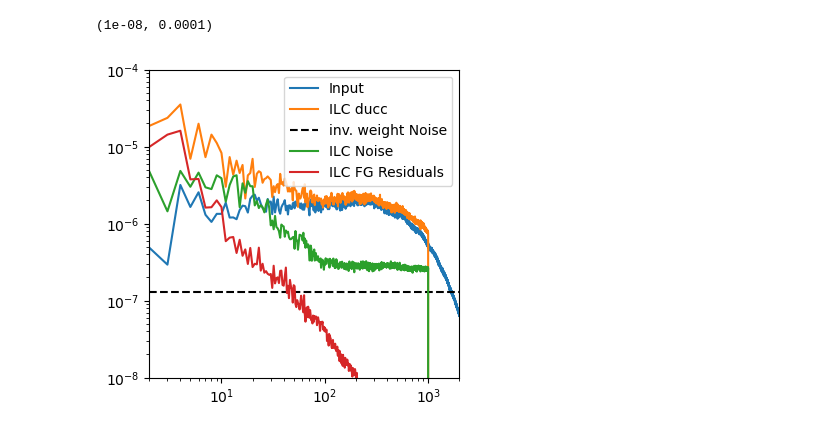
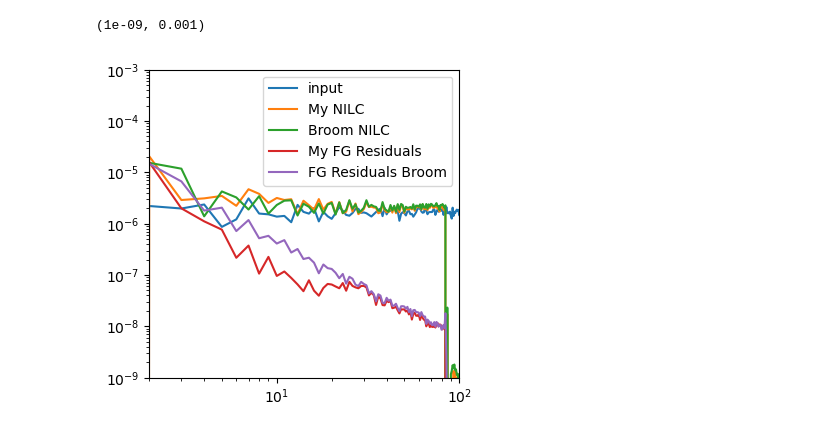
Before and after one commit to antolonappan/PyNILC, a Jupyter notebook: examples/nilc_masked.ipynb, the cells around one changed output. Drawn from its saved outputs; the diff is of its cells as text; code cells hidden in the pictures.

```diff
--- a/examples/nilc_masked.ipynb
+++ b/examples/nilc_masked.ipynb
@@ -142,0 +180,2 @@ Computing temperature alms
+# %%
+outputs_nilc_noleak = component_separation(config, data, nsim = 0)
@@ -142,0 +190,23 @@ Computing temperature alms
+# %%
+mask_f = nmt.NmtField(maskc, [maskc, maskc], purify_b=True)
+workspace = nmt.NmtWorkspace()
+binInfo  = nmt.NmtBin.from_nside_linear(nside, 3)
+workspace.compute_coupling_matrix(mask_f, mask_f, binInfo)
+def compute_master(f_a,f_b):
+    cl_coupled   = nmt.compute_coupled_cell(f_a, f_b)
+    cl_decoupled = workspace.decouple_cell(cl_coupled)
+    return cl_decoupled
+# %%
+clean_f = nmt.NmtField(maskc, clean_QU, purify_b=True)
+fg_res_f = nmt.NmtField(maskc, fg_res_QU, purify_b=True)
+noise_f = nmt.NmtField(maskc, noise_QU, purify_b=True)
+cl_clean = compute_master(clean_f, clean_f)
+cl_fg_res = compute_master(fg_res_f, fg_res_f)
+cl_noise = compute_master(noise_f, noise_f)
+# %%
+clean_broom = nmt.NmtField(maskc, outputs_nilc_noleak.total[0], purify_b=True)
+fg_broom = nmt.NmtField(maskc, outputs_nilc_noleak.fgds[0], purify_b=True)
+noise_broom = nmt.NmtField(maskc, outputs_nilc_noleak.noise[0], purify_b=True)
+cl_clean_broom = compute_master(clean_broom, clean_broom)
+cl_fg_broom = compute_master(fg_broom, fg_broom)
+cl_noise_broom = compute_master(noise_broom, noise_broom)
@@ -143,14 +226,13 @@ Computing temperature alms
 # %%
-plt.figure(figsize=(4,4))
-plt.loglog(hp.anafast(Bmap), label='Input')
-plt.loglog(cl/np.mean(mask), label='ILC ducc')
-plt.axhline(arc2cl(noise(nlev_p)), color='k', ls='--', label='inv. weight Noise')
-plt.loglog(hp.anafast(ilc_noise), label='ILC Noise')
-plt.loglog(hp.anafast(fg_res), label='ILC FG Residuals')
-plt.loglog()
+plt.figure(figsize=(4, 4))
+plt.loglog(cl_b_out, label='input')
+plt.loglog(cl_clean[3], label='My NILC')
+plt.loglog(cl_clean_broom[3], label='Broom NILC')
+plt.loglog(cl_fg_res[3], label='My FG Residuals')
+plt.loglog(cl_fg_broom[3], label='FG Residuals Broom')
 plt.legend()
-plt.xlim(2, 2000)
-plt.ylim(1e-8, 1e-4)
+plt.xlim(2, 100)
+plt.ylim(1e-9, 1e-3)
 # %% [output]
-(1e-08, 0.0001)
+(1e-09, 0.001)
-[figure, old version]
+[figure, new version]
```
Also changed, not shown: parts of 35 cells of this notebook, 3 other files.
